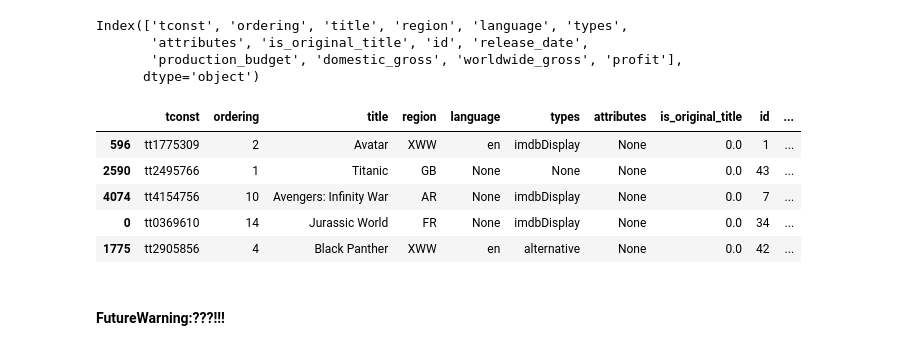
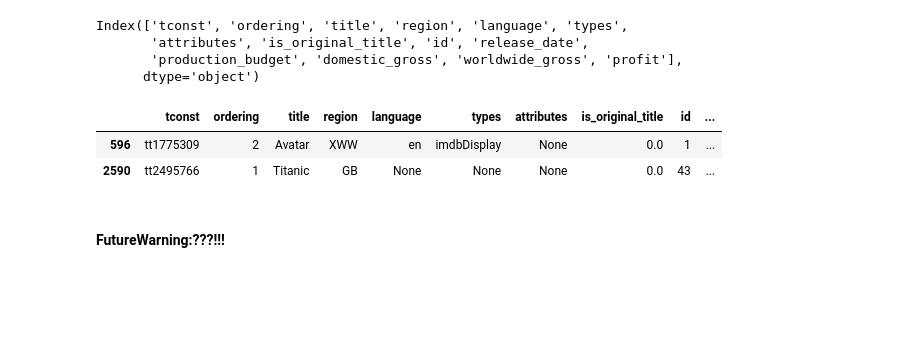
Before and after one commit to Kelvincwaters/dsc-mod-1-project-v2-1-online-ds-ft-120919, a Jupyter notebook: student.ipynb, the cells around one changed output. Drawn from its saved outputs; the diff is of its cells as text; code cells hidden in the pictures; blank space fills up the shorter version.

```diff
--- a/student.ipynb
+++ b/student.ipynb
@@ -1011,14 +1031,11 @@ Index(['tconst', 'ordering', 'title', 'region', 'language', 'types',
 # %%
 is_original_false = franchise_film.sort_values(by='profit', ascending=False)
 ['title'][:25]
-is_original_false.head(5)
+is_original_false.head(2)
 # %% [output]
 |  | tconst | ordering | title | region | language | types | attributes | is_original_title | id | ... |
 | 596 | tt1775309 | 2 | Avatar | XWW | en | imdbDisplay | None | 0.0 | 1 | ... |
 | 2590 | tt2495766 | 1 | Titanic | GB | None | None | None | 0.0 | 43 | ... |
-| 4074 | tt4154756 | 10 | Avengers: Infinity War | AR | None | imdbDisplay | None | 0.0 | 7 | ... |
-| 0 | tt0369610 | 14 | Jurassic World | FR | None | imdbDisplay | None | 0.0 | 34 | ... |
-| 1775 | tt2905856 | 4 | Black Panther | XWW | en | alternative | None | 0.0 | 42 | ... |
 # %% [markdown]
 #### FutureWarning:???!!! ####
 # %%
```
Also changed, not shown: parts of 20 cells of this notebook.
